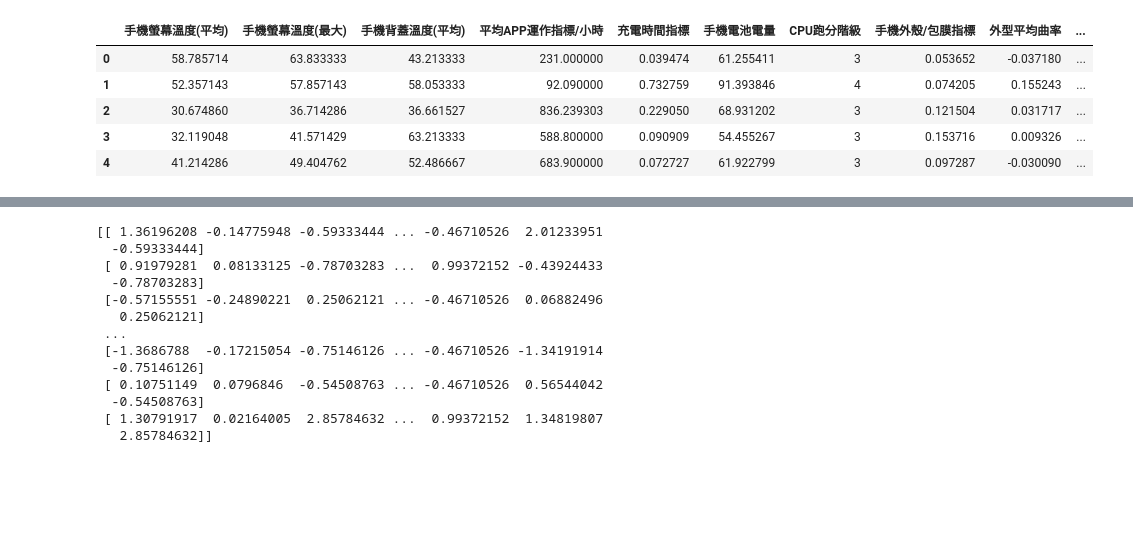
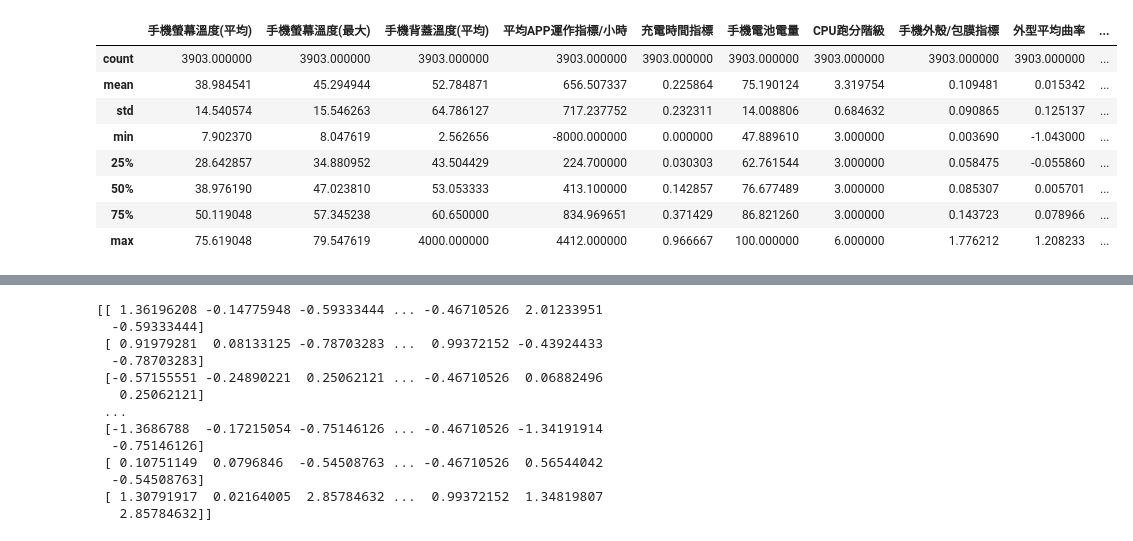
Before and after one commit to jeremy4111/ai, a Jupyter notebook: nn.ipynb, the cells around one changed output, grey strips where cells are left out. Cells and saved outputs as stored; diff of their text form; code cells hidden in the pictures; blank space fills up the shorter version.

```diff
--- a/nn.ipynb
+++ b/nn.ipynb
@@ -12,12 +13,16 @@ from tensorflow.keras.layers import BatchNormalization, Dropout
 # %%
 import pandas as pd
 #immport data
 data_frame = pd.read_excel("01train.xlsx")
-data_frame.head()
+data_frame1 = pd.read_excel("data_anysis.xlsx")
+data_frame.describe()
 # %% [output]
 |  | 手機螢幕溫度(平均) | 手機螢幕溫度(最大) | 手機背蓋溫度(平均) | 平均APP運作指標/小時 | 充電時間指標 | 手機電池電量 | CPU跑分階級 | 手機外殼/包膜指標 | 外型平均曲率 | ... |
-| 0 | 58.785714 | 63.833333 | 43.213333 | 231.000000 | 0.039474 | 61.255411 | 3 | 0.053652 | -0.037180 | ... |
-| 1 | 52.357143 | 57.857143 | 58.053333 | 92.090000 | 0.732759 | 91.393846 | 4 | 0.074205 | 0.155243 | ... |
-| 2 | 30.674860 | 36.714286 | 36.661527 | 836.239303 | 0.229050 | 68.931202 | 3 | 0.121504 | 0.031717 | ... |
-| 3 | 32.119048 | 41.571429 | 63.213333 | 588.800000 | 0.090909 | 54.455267 | 3 | 0.153716 | 0.009326 | ... |
-| 4 | 41.214286 | 49.404762 | 52.486667 | 683.900000 | 0.072727 | 61.922799 | 3 | 0.097287 | -0.030090 | ... |
+| count | 3903.000000 | 3903.000000 | 3903.000000 | 3903.000000 | 3903.000000 | 3903.000000 | 3903.000000 | 3903.000000 | 3903.000000 | ... |
+| mean | 38.984541 | 45.294944 | 52.784871 | 656.507337 | 0.225864 | 75.190124 | 3.319754 | 0.109481 | 0.015342 | ... |
+| std | 14.540574 | 15.546263 | 64.786127 | 717.237752 | 0.232311 | 14.008806 | 0.684632 | 0.090865 | 0.125137 | ... |
+| min | 7.902370 | 8.047619 | 2.562656 | -8000.000000 | 0.000000 | 47.889610 | 3.000000 | 0.003690 | -1.043000 | ... |
+| 25% | 28.642857 | 34.880952 | 43.504429 | 224.700000 | 0.030303 | 62.761544 | 3.000000 | 0.058475 | -0.055860 | ... |
+| 50% | 38.976190 | 47.023810 | 53.053333 | 413.100000 | 0.142857 | 76.677489 | 3.000000 | 0.085307 | 0.005701 | ... |
+| 75% | 50.119048 | 57.345238 | 60.650000 | 834.969651 | 0.371429 | 86.821260 | 3.000000 | 0.143723 | 0.078966 | ... |
+| max | 75.619048 | 79.547619 | 4000.000000 | 4412.000000 | 0.966667 | 100.000000 | 6.000000 | 1.776212 | 1.208233 | ... |
```
Also changed, not shown: parts of 7 cells of this notebook.
